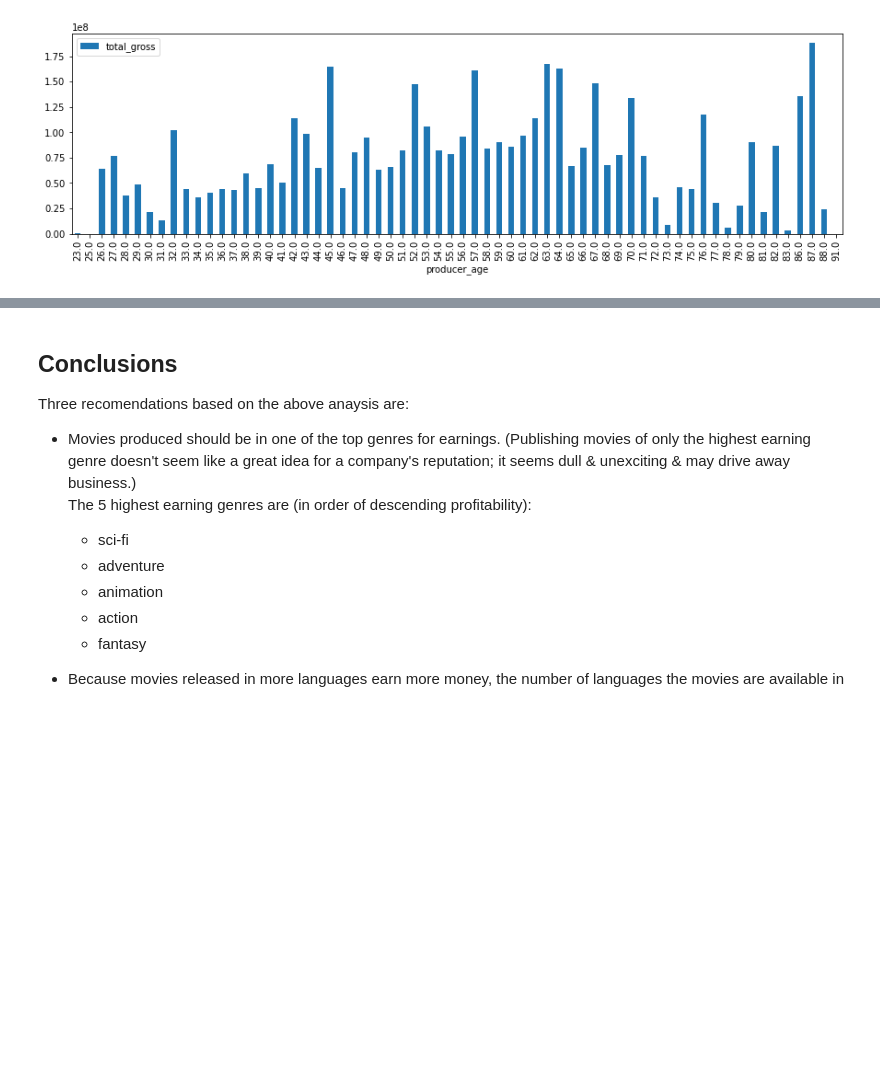
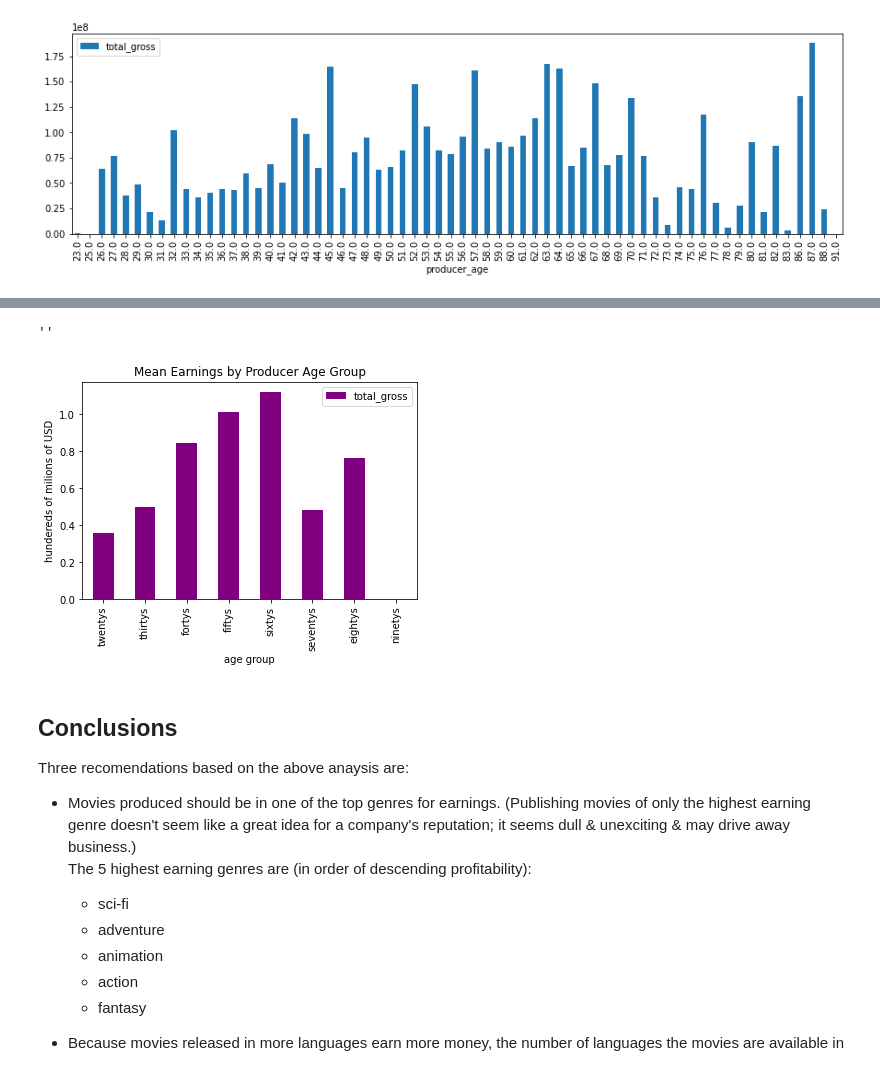
Before and after one commit to terminalcoder/Movie-Earnings-Analysis, a Jupyter notebook: Movie Earnings Analysis Notebook.ipynb, the cells around one changed output, grey strips where cells are left out. Saved outputs shown, nothing was run; the diff lists cells and outputs as text; code cells hidden in the pictures; blank space fills up the shorter version.

```diff
--- a/Movie Earnings Analysis Notebook.ipynb
+++ b/Movie Earnings Analysis Notebook.ipynb
@@ -665,0 +655,3 @@ mean_producer_age_df2.plot.bar(x = 'producer_age', y = 'total_gross', figsize=(1
+# %%
+mean_producer_age_df['age_group'] = pd.cut(x = mean_producer_age_df['producer_age'], bins=[20, 30, 40, 50, 60, 70, 80, 90, 100], labels = ['twentys', 'thirtys', 'fortys', 'fiftys', 'sixtys', 'seventys', 'eightys', 'ninetys'])
+mean_producer_age_df
@@ -666,3 +672,20 @@ mean_producer_age_df2.plot.bar(x = 'producer_age', y = 'total_gross', figsize=(1
+# %%
+# sort info by producer decade
+grouped_decade = mean_producer_age_df.groupby('age_group').mean()
+grouped_decade.reset_index(inplace=True)
+# divide total_gross by 100000000 to neaten plot
+grouped_decade['total_gross'] = grouped_decade['total_gross']/100000000
+# %%
+# create plot showing mean earnings by producer decade
+grouped_decade.plot.bar(x = 'age_group', y = 'total_gross', color ='purple')
+plt.title('Mean Earnings by Producer Age Group')
+plt.xlabel('age group')
+plt.ylabel('hundereds of milions of USD')
+# plt.savefig('images/mean_earnings_age_group_bar.png')
+;
+# %% [output]
+''
+[figure, added]
 # %% [markdown]
 ## Conclusions
 
```
Also changed, not shown: parts of 10 cells of this notebook, 1 other file.
